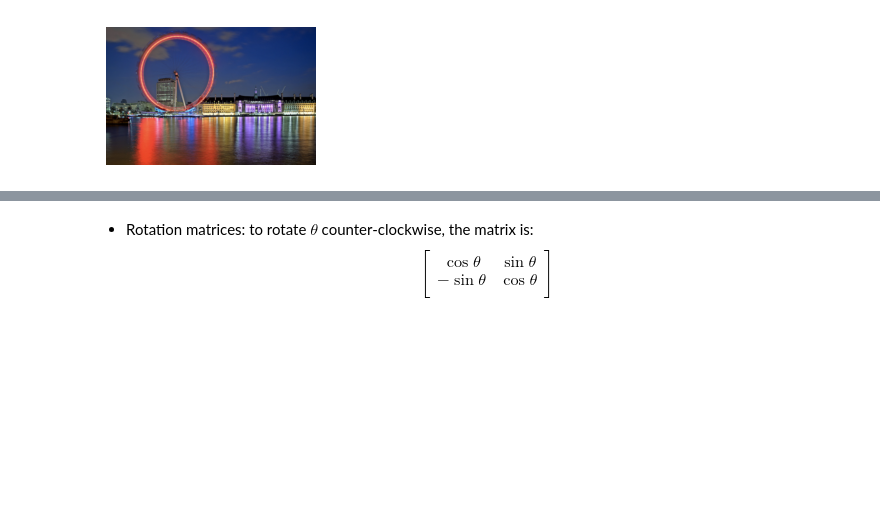
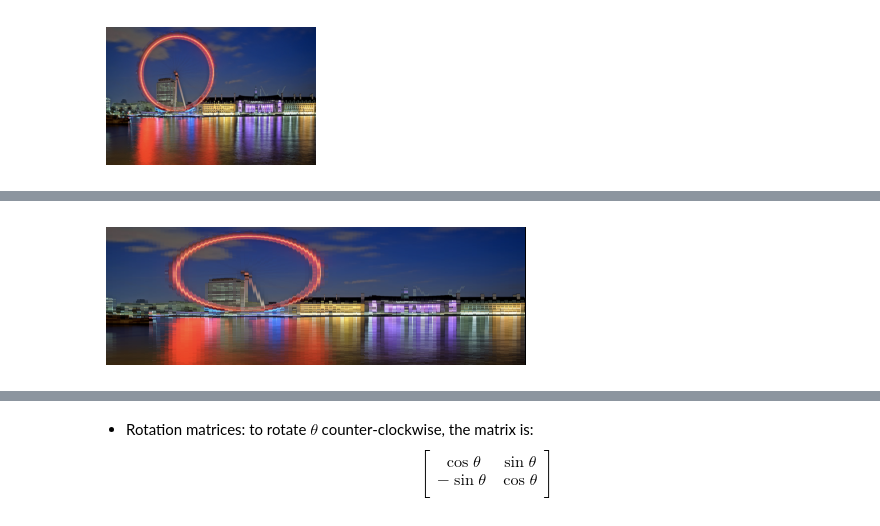
Before and after one commit to philip-hub/csse461-public-202530, a Jupyter notebook: notebooks/L06.ipynb, the cells around one changed output, grey strips where cells are left out. Cells and saved outputs as stored; diff of their text form; code cells hidden in the pictures; blank space fills up the shorter version.

```diff
--- a/notebooks/L06.ipynb
+++ b/notebooks/L06.ipynb
@@ -160,11 +160,13 @@ warp_ferris(M, dsize=(int(W*1.3), int(H*1.3)))
     ![](../data/L06/tx2.png)
 # %%
 M = np.array([
-    [1.0, 0.0],
+    [2.0, 0.0],
     [0.0, 1.0]
 ], dtype=np.float32)
 
 warp_ferris(M, dsize=(W*2, H))
+# %% [output]
+[figure, added]
 # %% [markdown]
 4. Skew or *shear* the image so the top row of pixels is shifted over by 1/4 of the image's height.
 
```
Also changed, not shown: parts of 4 cells of this notebook, 4 other files.
